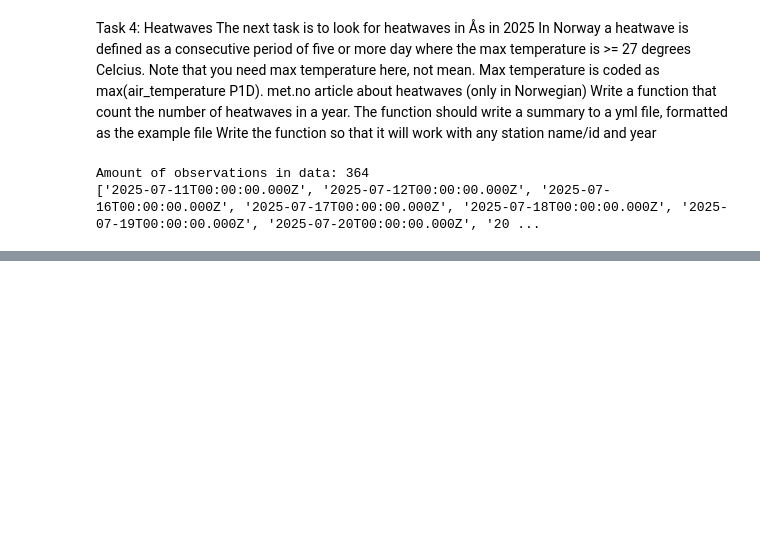
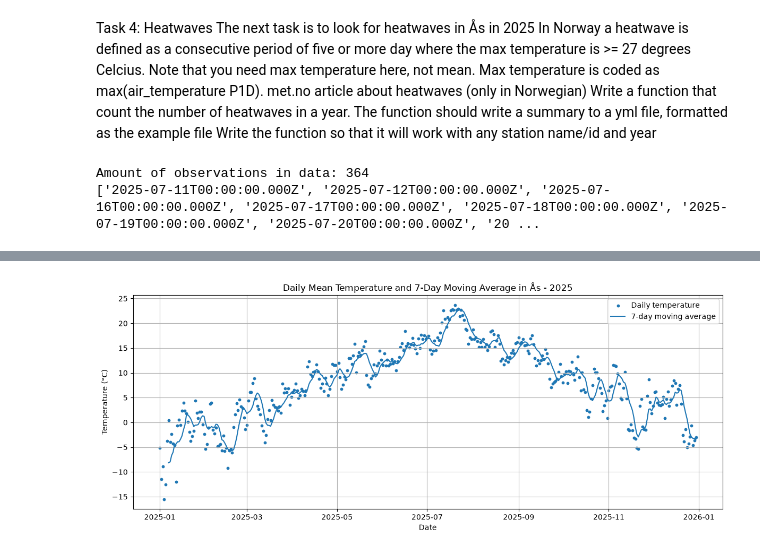
Before and after one commit to AmalieKristine2006/Deliverable_1, a Jupyter notebook: Deliverable_1.ipynb, the cells around one changed output, grey strips where cells are left out. Cells and saved outputs as stored; diff of their text form; code cells hidden in the pictures; blank space fills up the shorter version.

```diff
--- a/Deliverable_1.ipynb
+++ b/Deliverable_1.ipynb
@@ -398,0 +430,36 @@ Amount of observations in data: 364
+# %%
+def moving_average(data : pd.Series, window_size : int = 7) -> pd.Series:
+    """a function that calculates the 7-day moving average for temperature data"""
+
+    return data.rolling(window=window_size).mean()
+
+df["time"] = pd.to_datetime(df["referenceTime"])
+
+df["moving_average"] = moving_average(df["temperature"])
+
+
+plt.figure(figsize=(12, 5))
+
+plt.scatter(
+    df["time"],
+    df["temperature"],
+    label="Daily temperature",
+    s=10
+)
+
+plt.plot(
+    df["time"],
+    df["moving_average"],
+    label="7-day moving average"
+)
+
+plt.xlabel("Date")
+plt.ylabel("Temperature (°C)")
+plt.title("Daily Mean Temperature and 7-Day Moving Average in Ås - 2025")
+
+plt.legend()
+plt.grid(True)
+plt.tight_layout()
+plt.show()
+# %% [output]
+[figure, added]
```
Also changed, not shown: parts of 2 cells of this notebook.
